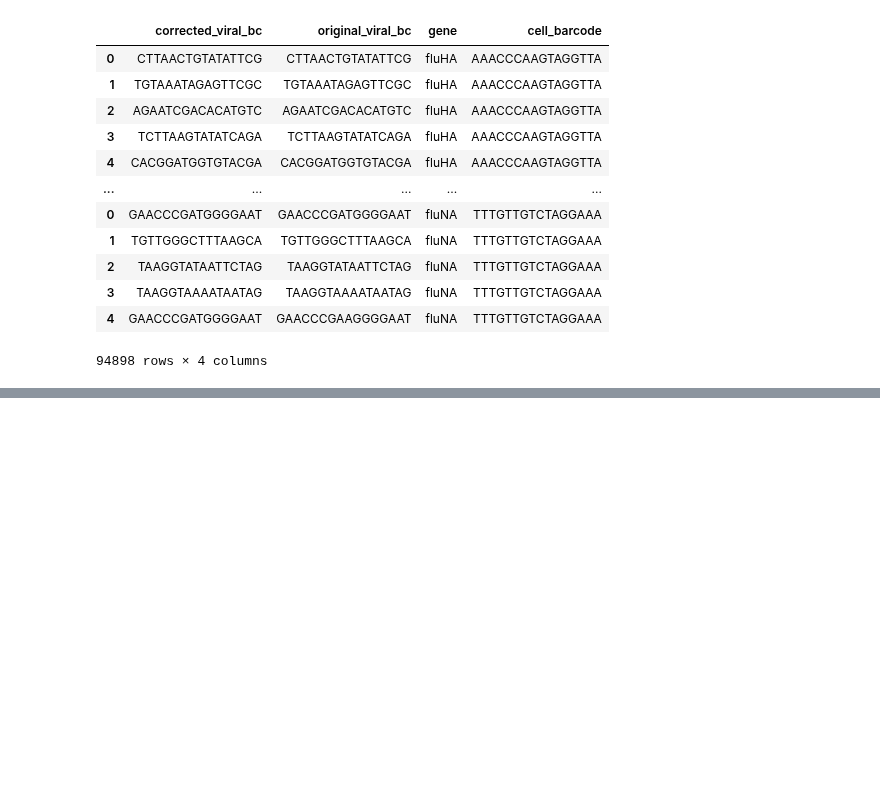
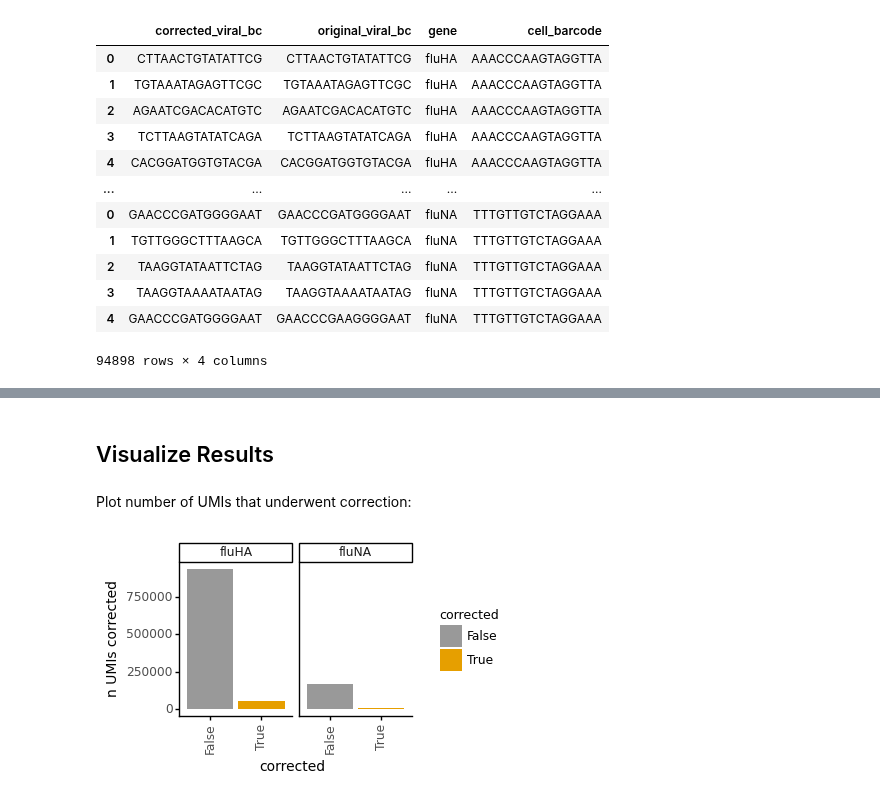
Before and after one commit to jbloomlab/barcoded_flu_pdmH1N1, a Jupyter notebook: correct_viral_barcodes_in_transcripts.py.ipynb, the cells around one changed output, grey strips where cells are left out. Cells and saved outputs as stored; diff of their text form; code cells hidden in the pictures; blank space fills up the shorter version.

Commit message:
plot fraction  of reads corrected

```diff
--- a/correct_viral_barcodes_in_transcripts.py.ipynb
+++ b/correct_viral_barcodes_in_transcripts.py.ipynb
@@ -117,0 +120,6 @@ display(lookup_df)
+# %%
+viral_bc_df = pd.merge(viral_bc_df,
+                       lookup_df,
+                       left_on=['cell_barcode', 'gene', 'viral_barcode'],
+                       right_on=['cell_barcode', 'gene', 'original_viral_bc'])
+viral_bc_df = viral_bc_df.drop('viral_barcode', axis=1)
@@ -117,0 +128,10 @@ display(lookup_df)
+# %%
+viral_bc_df = pd.merge(viral_bc_df,
+                       (viral_bc_df
+                        .groupby(['cell_barcode',
+                                  'gene',
+                                  'corrected_viral_bc'])
+                        .sum()
+                        .reset_index()),
+                       on=['cell_barcode', 'gene', 'corrected_viral_bc'],
+                       suffixes=['_original_viral_bc', '_corrected_viral_bc'])
@@ -117,0 +140,5 @@ display(lookup_df)
+# %%
+viral_bc_df['corrected'] = (viral_bc_df['corrected_viral_bc']
+                            != viral_bc_df['original_viral_bc'])
+
+display(viral_bc_df)
@@ -117,0 +159,24 @@ display(lookup_df)
+# %% [markdown]
+## Visualize Results
+# %% [markdown]
+Plot number of UMIs that underwent correction:
+# %%
+fig = (p9.ggplot(viral_bc_df, p9.aes(x='corrected',
+                                     y='count_original_viral_bc',
+                                     fill='corrected')) +
+       p9.geom_bar(stat='identity') +
+       p9.ylab('n UMIs corrected') +
+       p9.facet_grid('~gene') +
+       p9.theme(figure_size=(1.5*(viral_bc_df['gene'].nunique()),
+                             2),
+                axis_text_x=p9.element_text(angle=90),
+                plot_title=p9.element_text(size=10),
+                axis_title=p9.element_text(size=10),
+                legend_title=p9.element_text(size=9),
+                legend_title_align='center') +
+       p9.scale_fill_manual(CBPALETTE[0:]))
+
+# show plot
+fig.draw()
+# %% [output]
+[figure, added]
```
Also changed, not shown: parts of 5 cells of this notebook.
